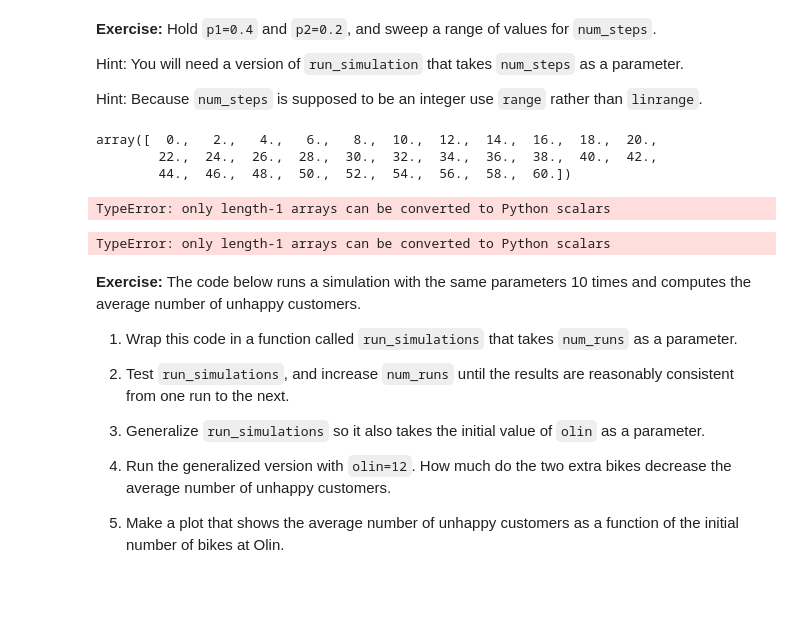
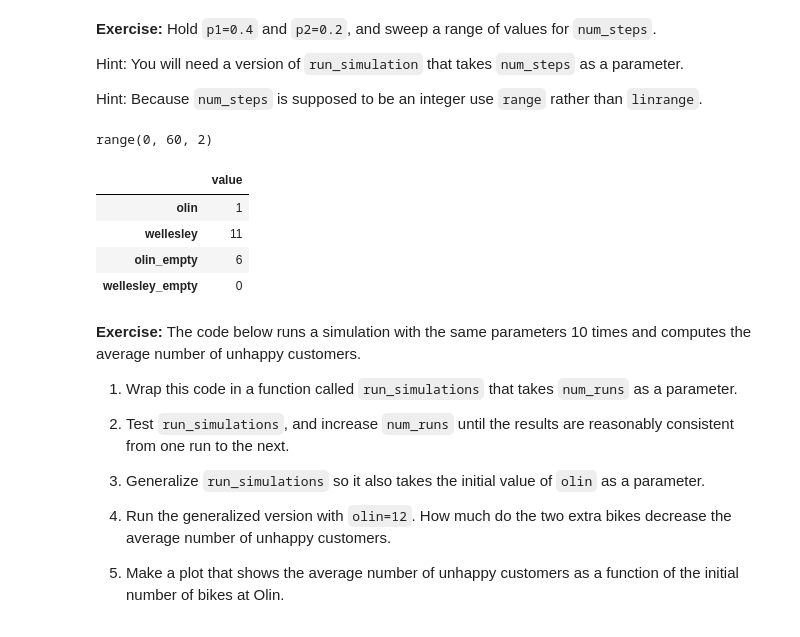
Before and after one commit to epan547/ModSimPy, a Jupyter notebook: code/chap02mine.ipynb, the cells around one changed output. Saved outputs shown, nothing was run; the diff lists cells and outputs as text; code cells hidden in the pictures; blank space fills up the shorter version.

```diff
--- a/code/chap02mine.ipynb
+++ b/code/chap02mine.ipynb
@@ -760,9 +759,7 @@ Hint: You will need a version of `run_simulation` that takes `num_steps` as a pa
 Hint: Because `num_steps` is supposed to be an integer use `range` rather than `linrange`.
 # %%
 # Solution goes here
-num_array = linrange(0, 60, 2)
+num_array = range(0, 60, 2)
 num_array
 # %% [output]
-array([  0.,   2.,   4.,   6.,   8.,  10.,  12.,  14.,  16.,  18.,  20.,
-        22.,  24.,  26.,  28.,  30.,  32.,  34.,  36.,  38.,  40.,  42.,
-        44.,  46.,  48.,  50.,  52.,  54.,  56.,  58.,  60.])
+range(0, 60, 2)
@@ -769,12 +775,12 @@ array([  0.,   2.,   4.,   6.,   8.,  10.,  12.,  14.,  16.,  18.,  20.,
 # %%
 # Solution goes here
+run_simulation(p1=.4, p2=.2)
 # %% [output]
-TypeError: only length-1 arrays can be converted to Python scalars
+|  | value |
+| olin | 1 |
+| wellesley | 11 |
+| olin_empty | 6 |
+| wellesley_empty | 0 |
-# %%
-# Solution goes here
-run_simulation(numsteps=num_array, p1=.4, p2=.2)
-# %% [output]
-TypeError: only length-1 arrays can be converted to Python scalars
 # %% [markdown]
 **Exercise:** The code below runs a simulation with the same parameters 10 times and computes the average number of unhappy customers.
 
```
Also changed, not shown: parts of 21 cells of this notebook.
